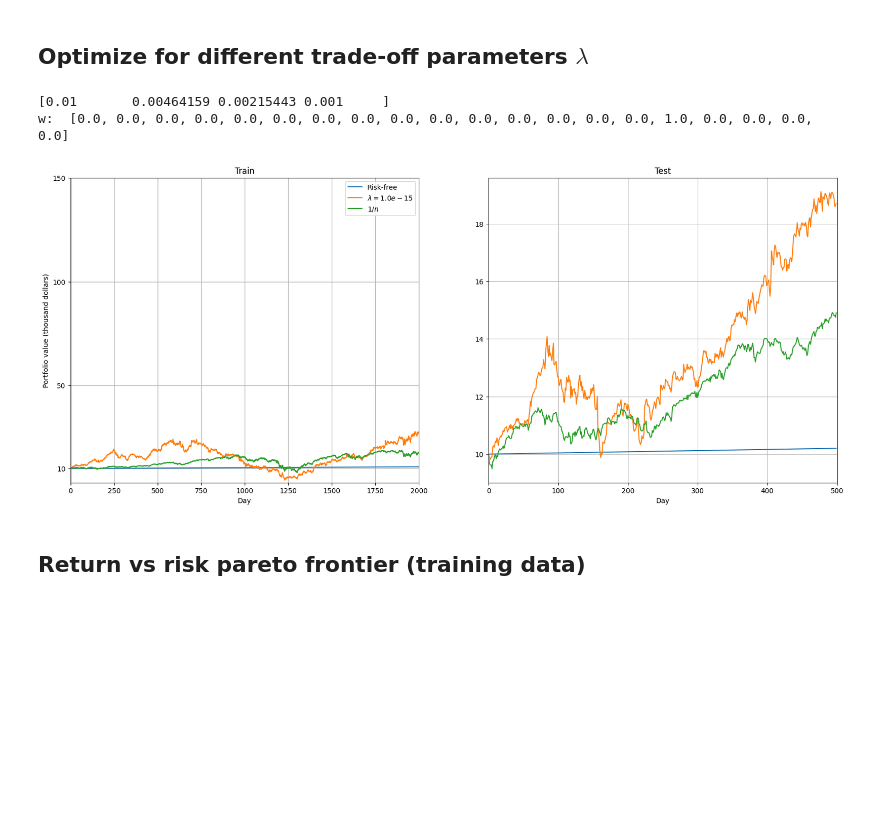
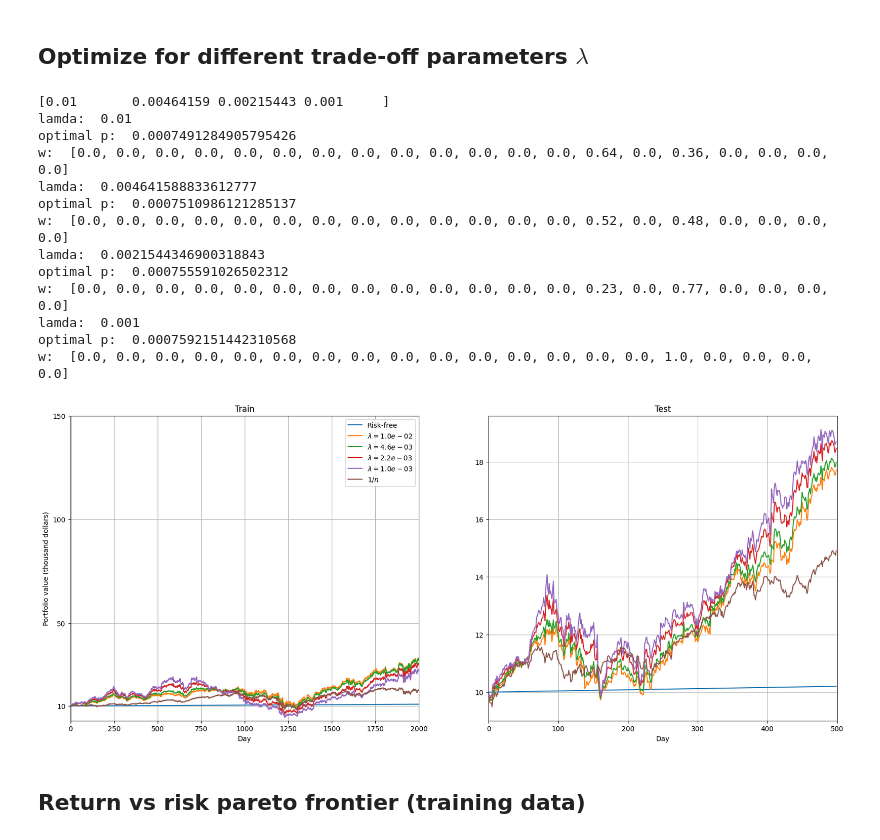
Before and after one commit to CatThePlatewright/My_4YP, a Jupyter notebook: portfolio/portfolio_optimization.ipynb, the cells around one changed output. Drawn from its saved outputs; the diff is of its cells as text; code cells hidden in the pictures; blank space fills up the shorter version.

```diff
--- a/portfolio/portfolio_optimization.ipynb
+++ b/portfolio/portfolio_optimization.ipynb
@@ -116,14 +116,14 @@ constraints = [cp.sum(w_var) == 1, w_var >= 0]
 problem = cp.Problem(cp.Minimize(objective), constraints)
 
 
-for k in range(1):
+for k in range(len(lam_vec)):
     lam.value = lam_vec[k]
-    lam.value = 1e-15
-    lam_string = r"$\lambda = {l:.1e}$".format(l=1e-15)#lam_vec[k])
+    lam_string = r"$\lambda = {l:.1e}$".format(l=lam_vec[k])
     problem.solve()
     w = w_var.value
     r_train = R @ w  # Return time series
-    #print("r_train: ",r_train)
+    print("lamda: ",lam.value)
+    print("optimal p: ",sum(mu*w))
     r_test = R_test @ w  # Test return time series
     w_data.update({lam_string: w})
     print("w: ", [ round(elem, 2) for elem in w])
@@ -134,34 +134,45 @@ for k in range(1):
 # Equal invesetment
 w = np.ones(n_assets)/n_assets
 r_train = R @ w  # Return time series
 r_test = R_test @ w  # Test return time series
 w_data.update({r"$1/n$": w})
 results.append(compute_results(w, r_train, r_test))
 ax[0].plot(np.arange(T), portfolio_V(V0, r_train)/1000, label=r"$1/n$")
 ax[1].plot(np.arange(R_test.shape[0]), portfolio_V(V0, r_test)/1000)
 
 
 # Create dataframe from results (round to 2 decimals)
 df_results = pd.DataFrame(results).round(2)
 
 # Complete plot
 ax[0].set_ylabel("Portfolio value (thousand dollars)")
 ax[0].set_title("Train")
 ax[0].set_xlabel("Day")
 ax[0].set_yticks([10, 50, 100, 150])
 ax[0].set_xlim([0, T])
 ax[0].grid()
 ax[0].legend()
 ax[1].set_xlabel("Day")
 ax[1].set_title("Test")
 ax[1].set_yticks([10, 12, 14, 16, 18])
 ax[1].set_xlim([0, T_test])
 ax[1].grid()
 plt.savefig("total_portfolio.pdf")
 # %% [output]
 [0.01       0.00464159 0.00215443 0.001     ]
+lamda:  0.01
+optimal p:  0.0007491284905795426
+w:  [0.0, 0.0, 0.0, 0.0, 0.0, 0.0, 0.0, 0.0, 0.0, 0.0, 0.0, 0.0, 0.0, 0.64, 0.0, 0.36, 0.0, 0.0, 0.0, 0.0]
+lamda:  0.004641588833612777
+optimal p:  0.0007510986121285137
+w:  [0.0, 0.0, 0.0, 0.0, 0.0, 0.0, 0.0, 0.0, 0.0, 0.0, 0.0, 0.0, 0.0, 0.52, 0.0, 0.48, 0.0, 0.0, 0.0, 0.0]
+lamda:  0.0021544346900318843
+optimal p:  0.000755591026502312
+w:  [0.0, 0.0, 0.0, 0.0, 0.0, 0.0, 0.0, 0.0, 0.0, 0.0, 0.0, 0.0, 0.0, 0.23, 0.0, 0.77, 0.0, 0.0, 0.0, 0.0]
+lamda:  0.001
+optimal p:  0.0007592151442310568
 w:  [0.0, 0.0, 0.0, 0.0, 0.0, 0.0, 0.0, 0.0, 0.0, 0.0, 0.0, 0.0, 0.0, 0.0, 0.0, 1.0, 0.0, 0.0, 0.0, 0.0]
-[figure, old version]
+[figure, new version]
 # %%
 w_df = pd.DataFrame(w_data).T.round(2)
 w_df.columns = prices.columns
```
Also changed, not shown: 53 other files.
